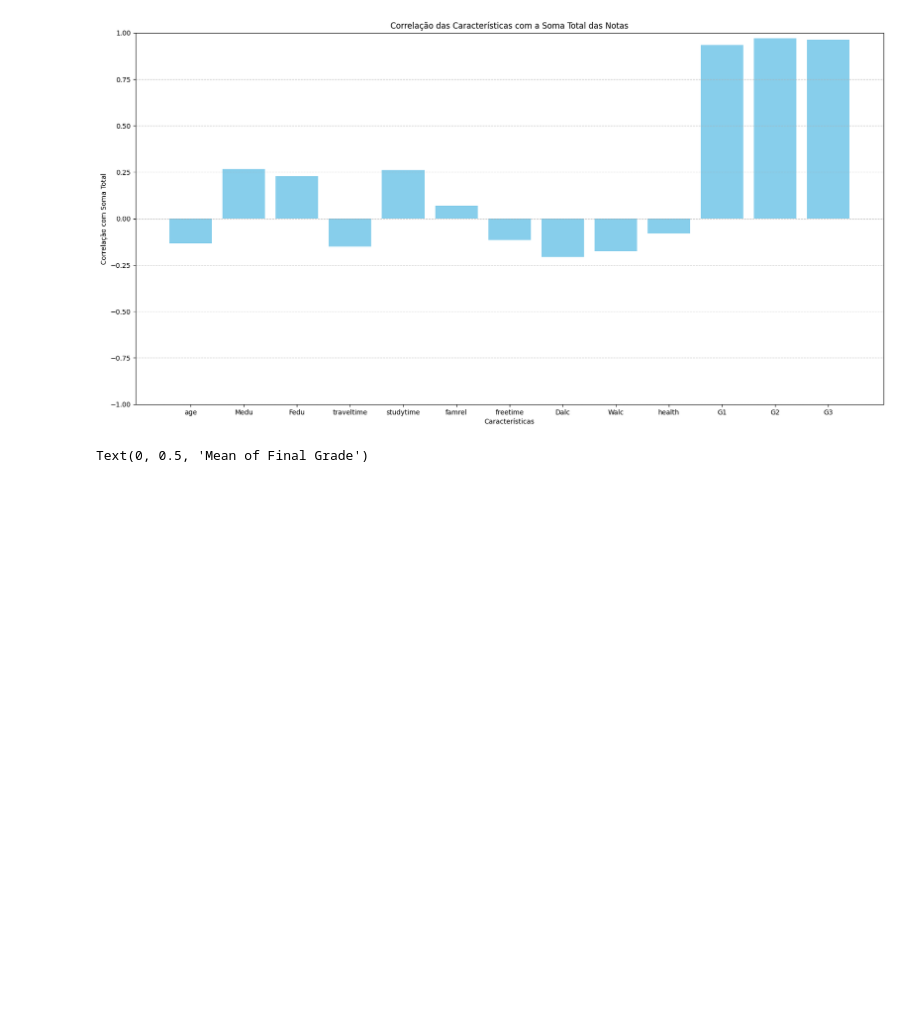
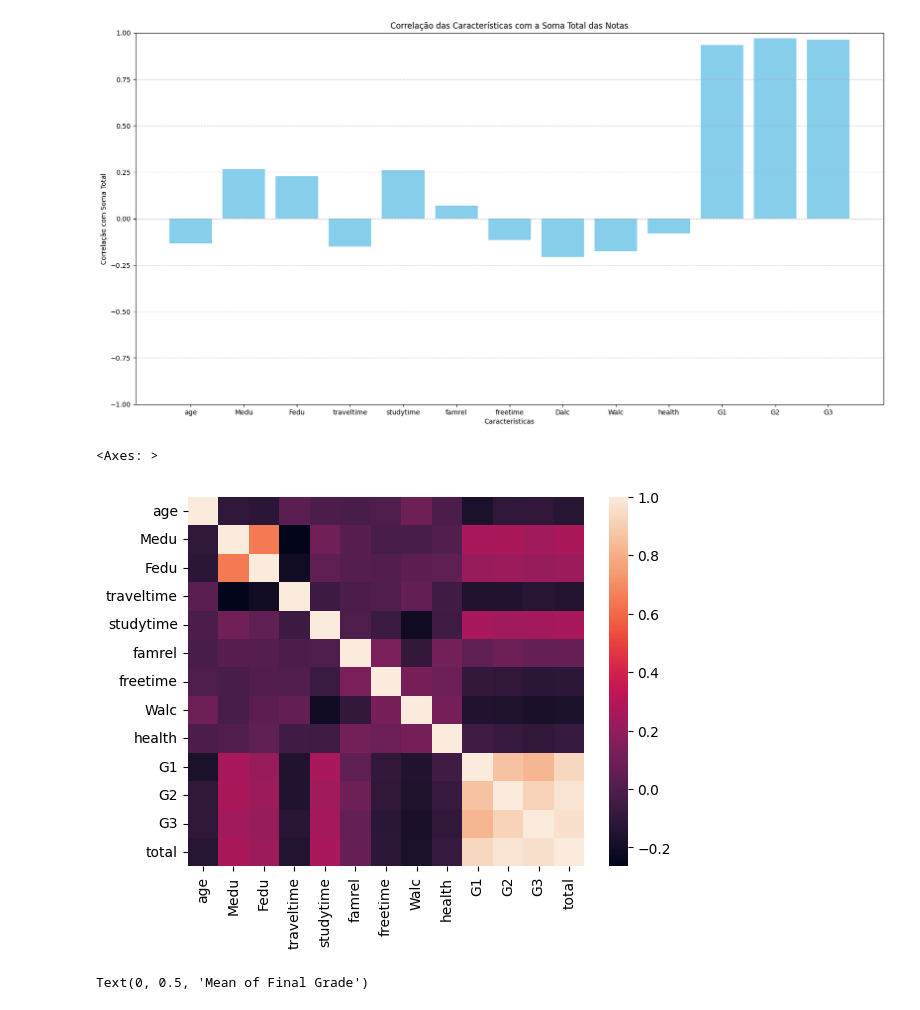
Before and after one commit to VBritis/EDA-StudentPerformance, a Jupyter notebook: EDA.ipynb, the cells around one changed output. Saved outputs shown, nothing was run; the diff lists cells and outputs as text; code cells hidden in the pictures; blank space fills up the shorter version.

```diff
--- a/EDA.ipynb
+++ b/EDA.ipynb
@@ -140,6 +140,13 @@ plt.grid(axis='y', linestyle='--', alpha=0.7)
 plt.show()
 # %% [output]
 [figure]
+# %%
+df_filteredI = df_filtered.drop(['sex','address'],axis=1)
+corru = df_filteredI.corr()
+sns.heatmap(corru)
+# %% [output]
+<Axes: >
+[figure, added]
 # %%
 df_groupedS = df.groupby('sex')['total'].mean().reset_index()
 df_groupedA = df.groupby('address')['total'].mean().reset_index()
```
Also changed, not shown: parts of 5 cells of this notebook.
